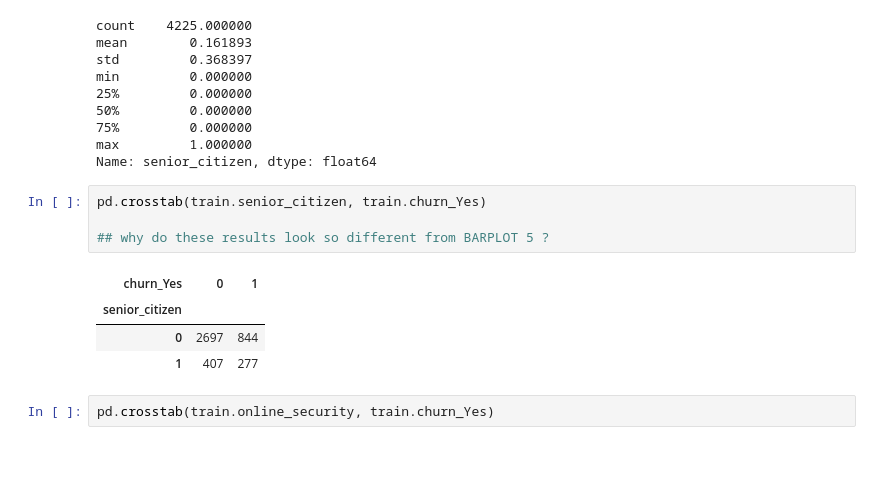
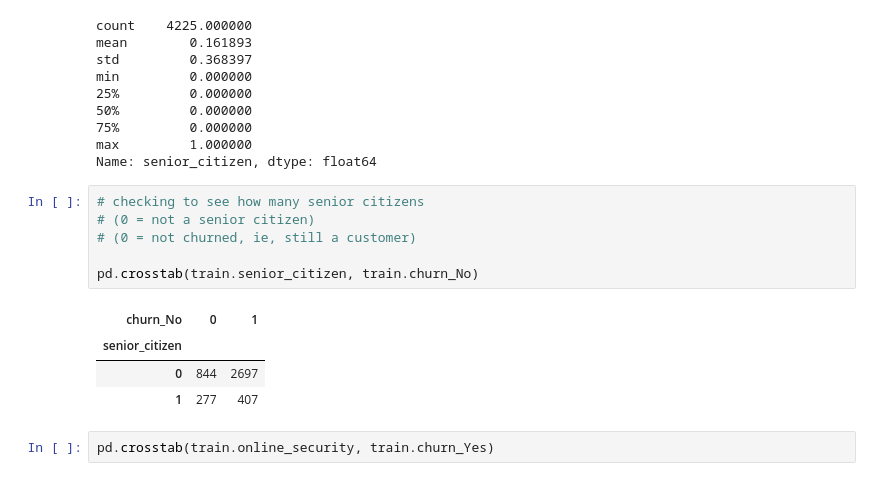
Before and after one commit to MagdalenaRahn/Project_1_Classification, a Jupyter notebook: Project_1_Scratchpad.ipynb, the cells around one changed output. Cells and saved outputs as stored; diff of their text form.

```diff
--- a/Project_1_Scratchpad.ipynb
+++ b/Project_1_Scratchpad.ipynb
@@ -192,14 +192,16 @@ min         0.000000
 max         1.000000
 Name: senior_citizen, dtype: float64
 # %%
-pd.crosstab(train.senior_citizen, train.churn_Yes)
+# checking to see how many senior citizens
+# (0 = not a senior citizen)
+# (0 = not churned, ie, still a customer)
 
-## why do these results look so different from BARPLOT 5 ?
+pd.crosstab(train.senior_citizen, train.churn_No)
 # %% [output]
-| churn_Yes | 0 | 1 |
+| churn_No | 0 | 1 |
 | senior_citizen |  |  |
-| 0 | 2697 | 844 |
-| 1 | 407 | 277 |
+| 0 | 844 | 2697 |
+| 1 | 277 | 407 |
 # %%
 pd.crosstab(train.online_security, train.churn_Yes)
 # %% [output]
```
Also changed, not shown: parts of 13 cells of this notebook, 4 other files.
